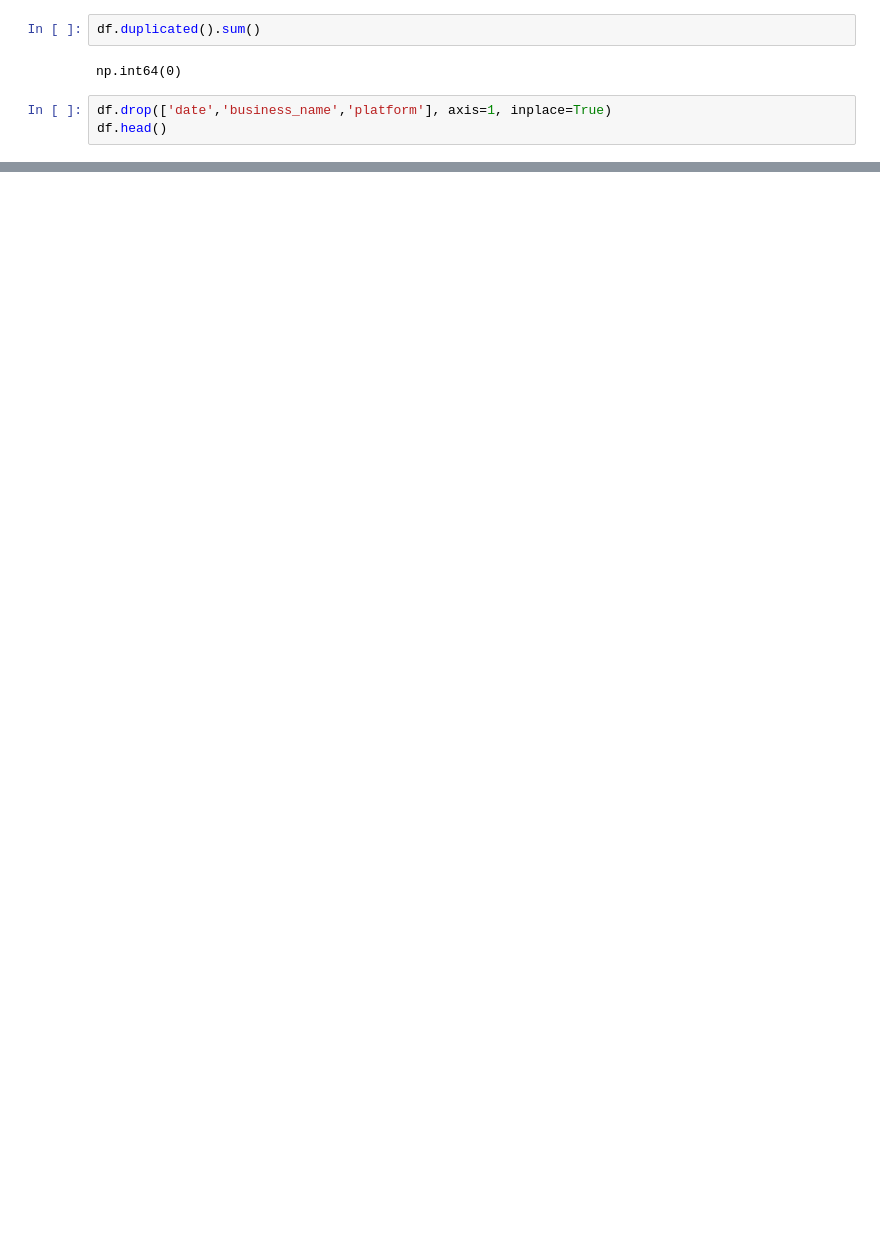
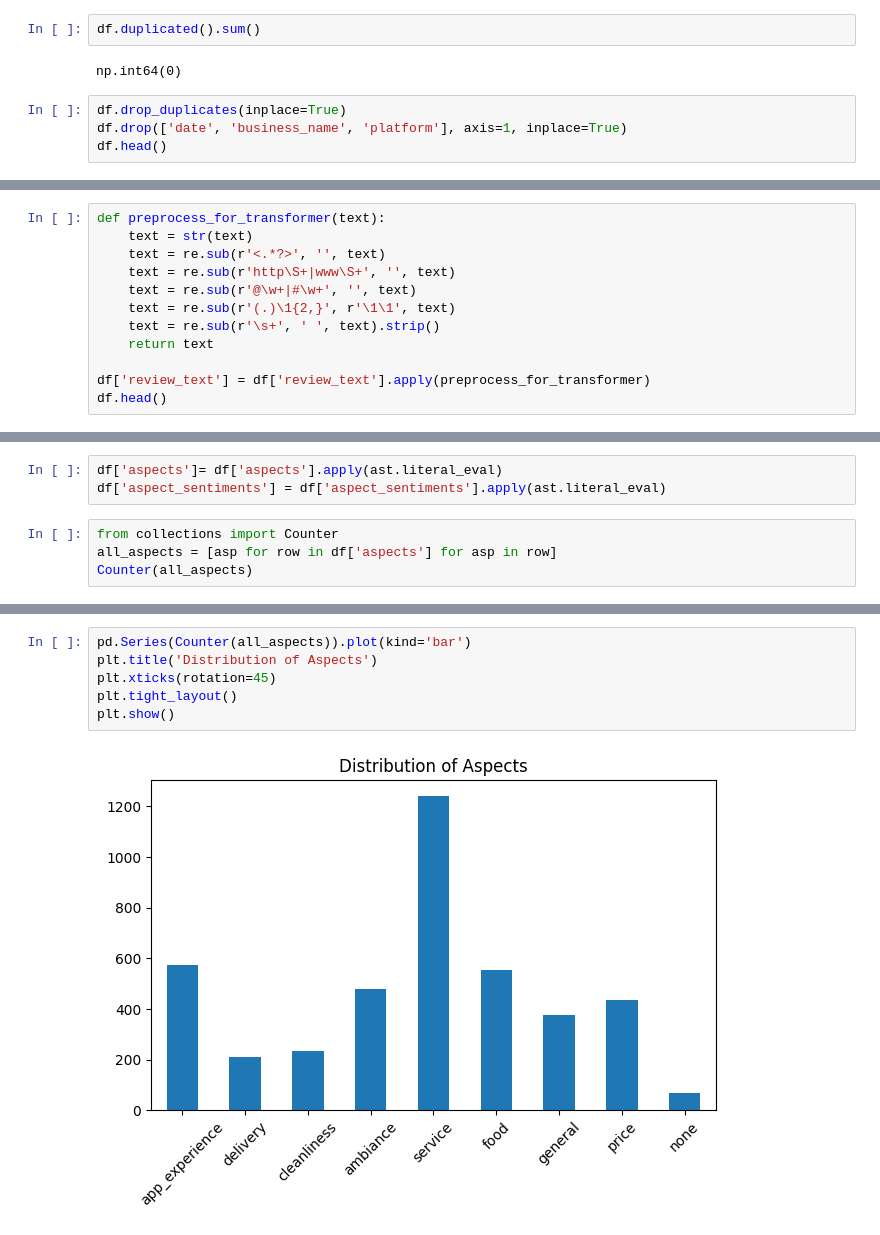
Before and after one commit to omar-ahmed-mohamed/Hackathon, a Jupyter notebook: Hackathon.ipynb, the cells around one changed output, grey strips where cells are left out. Saved outputs shown, nothing was run; the diff lists cells and outputs as text; blank space fills up the shorter version.

```diff
--- a/Hackathon.ipynb
+++ b/Hackathon.ipynb
@@ -48,7 +109,8 @@ df.duplicated().sum()
 # %% [output]
 np.int64(0)
 # %%
-df.drop(['date','business_name','platform'], axis=1, inplace=True)
+df.drop_duplicates(inplace=True)
+df.drop(['date', 'business_name', 'platform'], axis=1, inplace=True)
 df.head()
 # %% [output]
 |  | review_id | review_text | star_rating | business_category | aspects | aspect_sentiments |
@@ -57,3 +119,15 @@ df.head()
 | 2 | 1975 | تجربة سيئة سألتهم الاكل هياخد وقت... | 1 | مطعم | ["service", "delivery", "food"] | {"service": "negative", "delivery... |
 | 3 | 3024 | احلي مكان فزايد | 5 | مطعم مأكولات ومشروبات | ["general"] | {"general": "positive"} |
 | 4 | 5483 | الفطير حلو جدا\nالاحجام تحفة\nبال... | 4 | مطعم | ["food", "price"] | {"food": "positive", "price": "po... |
+# %%
+def preprocess_for_transformer(text):
+    text = str(text)
+    text = re.sub(r'<.*?>', '', text)
+    text = re.sub(r'http\S+|www\S+', '', text)
+    text = re.sub(r'@\w+|#\w+', '', text)
+    text = re.sub(r'(.)\1{2,}', r'\1\1', text)
+    text = re.sub(r'\s+', ' ', text).strip()
+    return text
+
+df['review_text'] = df['review_text'].apply(preprocess_for_transformer)
+df.head()
@@ -59,0 +141,7 @@ df.head()
+# %%
+df['aspects']= df['aspects'].apply(ast.literal_eval)
+df['aspect_sentiments'] = df['aspect_sentiments'].apply(ast.literal_eval)
+# %%
+from collections import Counter
+all_aspects = [asp for row in df['aspects'] for asp in row]
+Counter(all_aspects)
@@ -59,0 +158,8 @@ df.head()
+# %%
+pd.Series(Counter(all_aspects)).plot(kind='bar')
+plt.title('Distribution of Aspects')
+plt.xticks(rotation=45)
+plt.tight_layout()
+plt.show()
+# %% [output]
+[figure, added]
```
Also changed, not shown: parts of 52 cells of this notebook, 1 other file.
